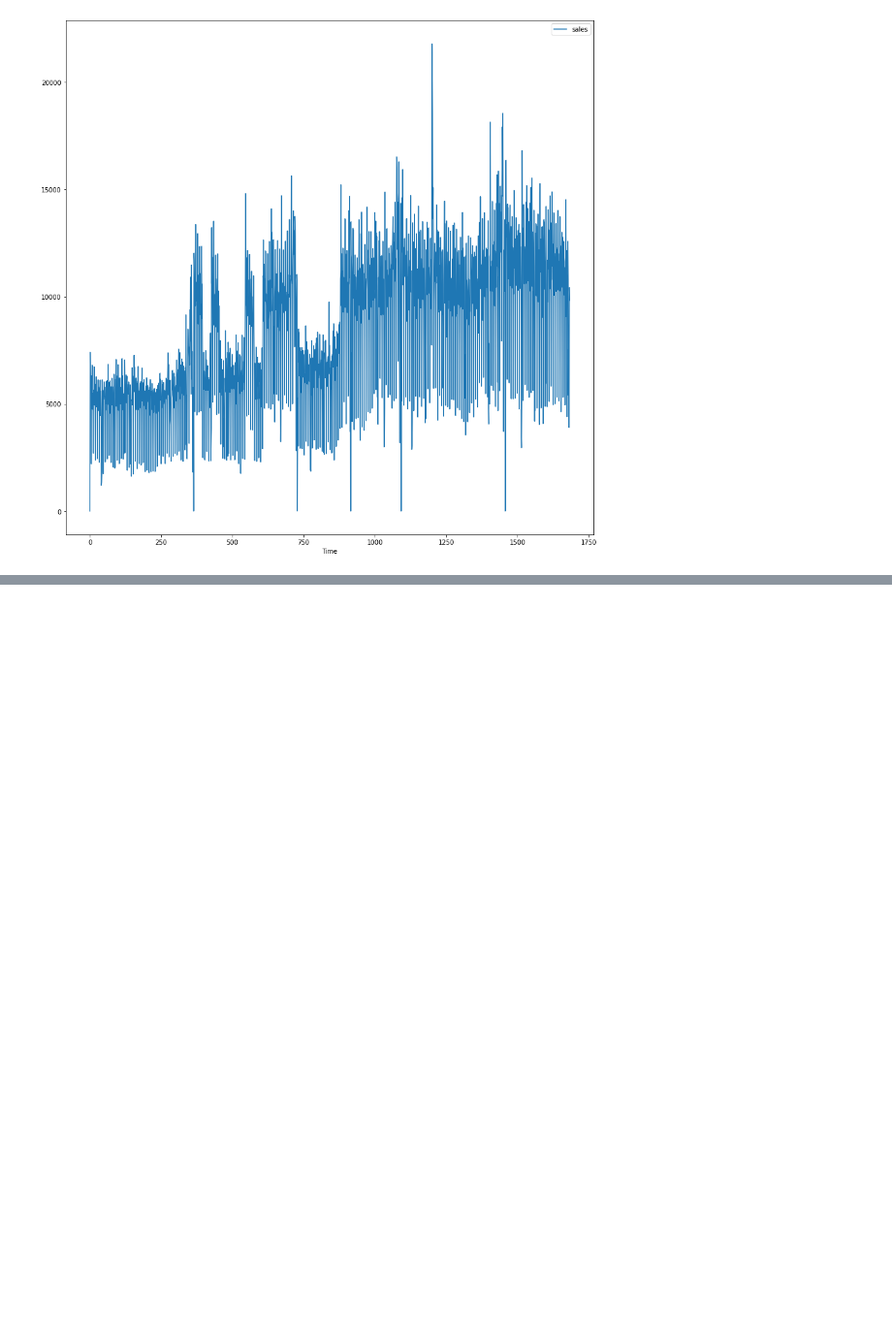
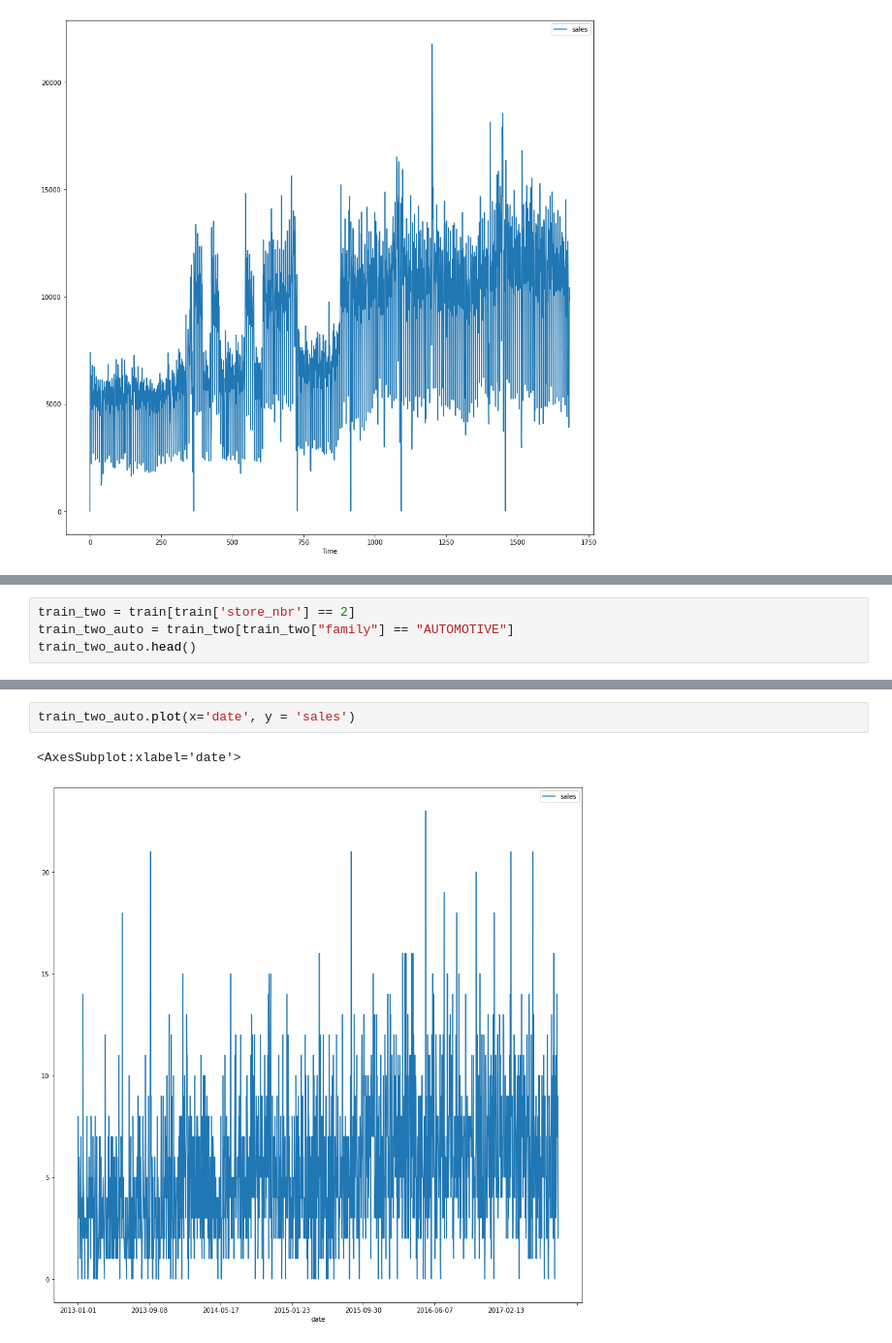
Before and after one commit to AnthonyWilson1/Store-Sales-Time-Series, a Jupyter notebook: TimeSeriesVisuals.ipynb, the cells around one changed output, grey strips where cells are left out. Shown: that part at 97% size. Cells and saved outputs as stored; diff of their text form; blank space fills up the shorter version.

```diff
--- a/TimeSeriesVisuals.ipynb
+++ b/TimeSeriesVisuals.ipynb
@@ -230,0 +246,4 @@ sales_one_df.plot(x="Time")
+# %%
+train_two = train[train['store_nbr'] == 2]
+train_two_auto = train_two[train_two["family"] == "AUTOMOTIVE"]
+train_two_auto.head()
@@ -230,0 +257,5 @@ sales_one_df.plot(x="Time")
+# %%
+train_two_auto.plot(x='date', y = 'sales')
+# %% [output]
+<AxesSubplot:xlabel='date'>
+[figure, added]
```
Also changed, not shown: parts of 9 cells of this notebook, 1 other file.
